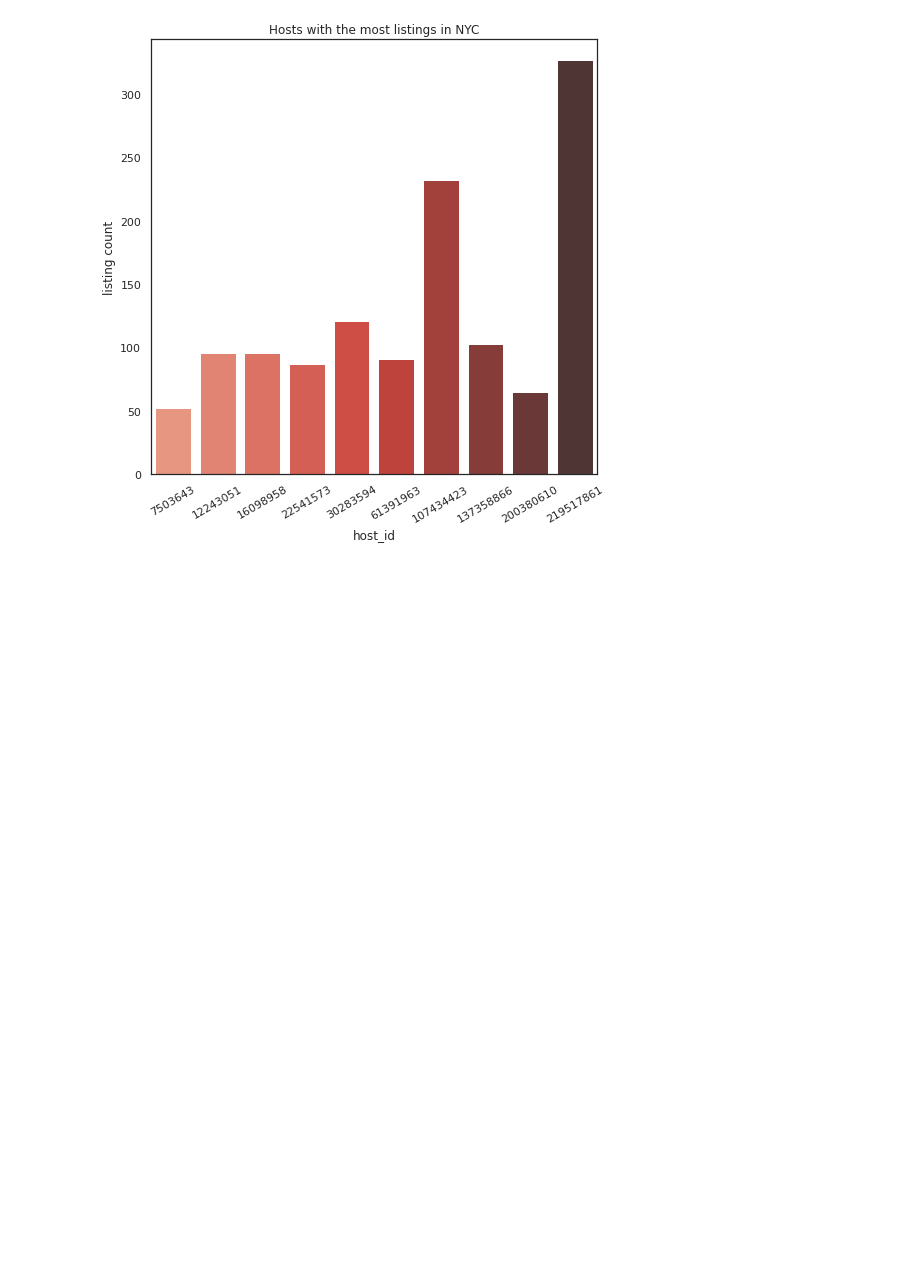
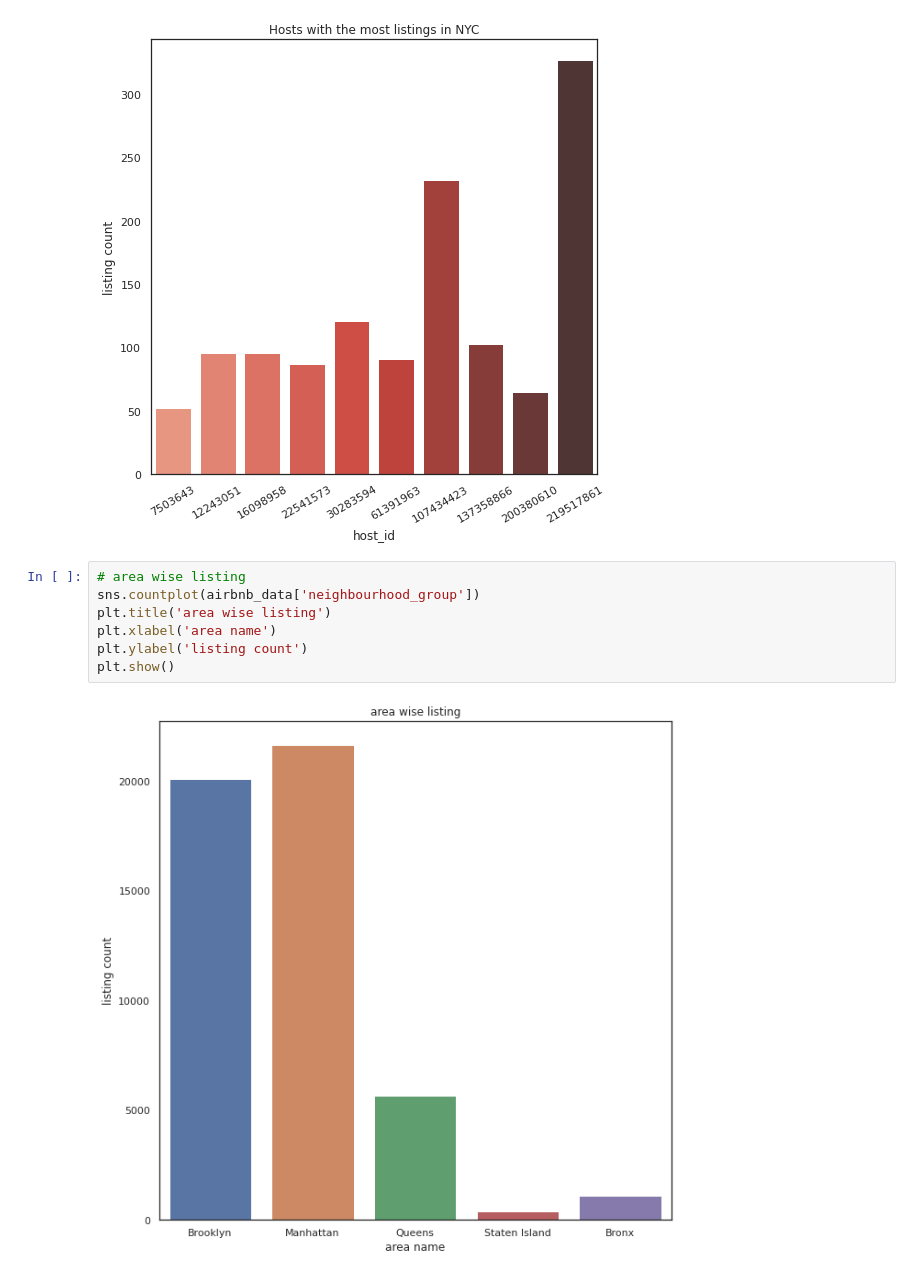
Before and after one commit to ritisha22/Airbnb-booking-analysis, a Jupyter notebook: Copy_of_Airbnb_Bookings_Analysis_Capstone_Project.ipynb, the cells around one changed output. Drawn from its saved outputs; the diff is of its cells as text; blank space fills up the shorter version.

```diff
--- a/Copy_of_Airbnb_Bookings_Analysis_Capstone_Project.ipynb
+++ b/Copy_of_Airbnb_Bookings_Analysis_Capstone_Project.ipynb
@@ -223,3 +223,12 @@ viz_top_10host.set_xticklabels(viz_top_10host.get_xticklabels(),rotation=30)
  Text(0, 0, '200380610'),
  Text(0, 0, '219517861')]
 [figure]
+# %%
+# area wise listing
+sns.countplot(airbnb_data['neighbourhood_group'])
+plt.title('area wise listing')
+plt.xlabel('area name')
+plt.ylabel('listing count')
+plt.show()
+# %% [output]
+[figure, added]
```
Also changed, not shown: parts of 5 cells of this notebook.
